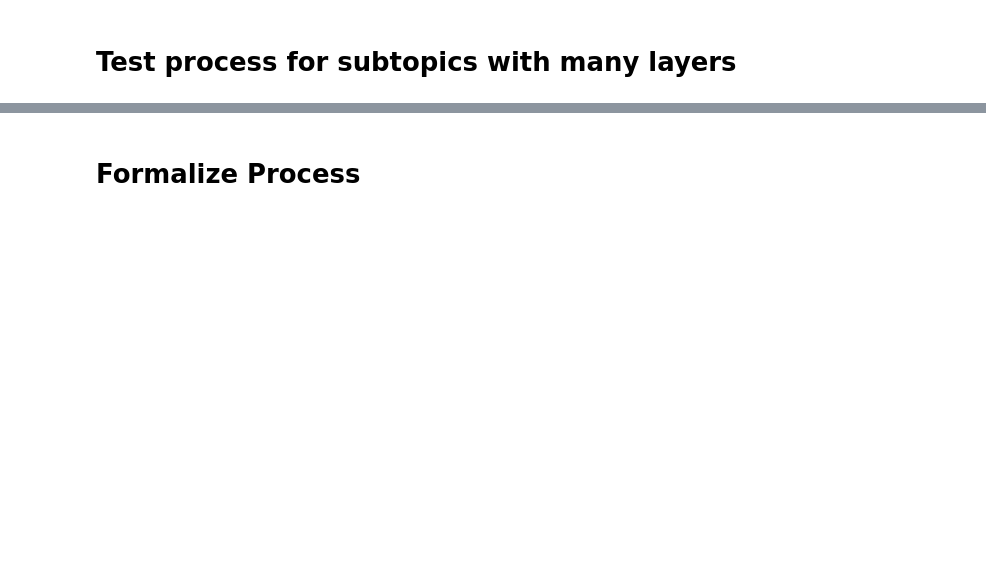
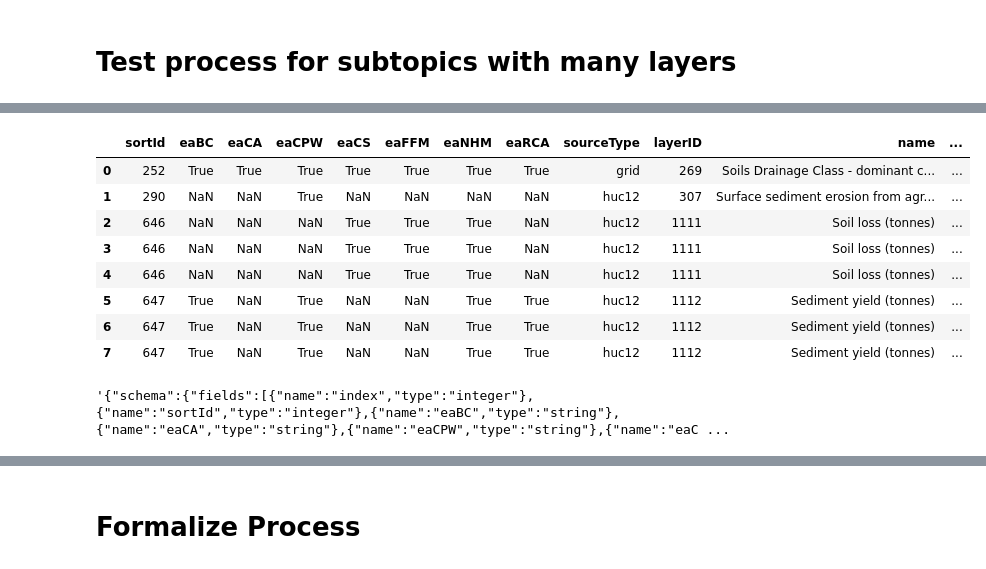
Before and after one commit to USEPA/EnviroAtlas_v4, a Jupyter notebook: client/scripts/EA_data_ETL_v4.ipynb, the cells around one changed output, grey strips where cells are left out. Cells and saved outputs as stored; diff of their text form; code cells hidden in the pictures; blank space fills up the shorter version.

Commit message:
Add sourceType and sortId to config for UI initialization. Change attribute "title" to "topic". Remove null attributes of config objects. Update ETL code.

```diff
--- a/client/scripts/EA_data_ETL_v4.ipynb
+++ b/client/scripts/EA_data_ETL_v4.ipynb
@@ -1157,5 +1157,5 @@ from itertools import groupby
 pd.set_option("display.max_rows", None)
 # %%
 # Input JSON data (from production)
-config_path = 'EnviroAtlas/EnviroAtlas_v4/client/src/shared/dataCatalog_config.json'
+config_path = '/EnviroAtlas_v4/client/src/shared/dataCatalog_config.json'
 # %% [markdown]
@@ -1262,3 +1262,7 @@ keys = [
 for i in data:
     for key in keys:
         i.pop(key, None)
+# %%
+# Filter data to eaID greater than or equal to 1000 (i.e. subtopics with layer references)
+data_filtered_subtopics = [d for d in data] #[d for d in data if d["eaID"] >= 1000]
+print(data_filtered_subtopics)
@@ -1264,0 +1271,19 @@ for i in data:
+# %%
+# Rename columns
+rename_columns = {
+    "categoryTab" : "category",
+    "eaTopic" : "topic",
+    "SubLayerIds": "A",
+    "SubLayerNames": "C"
+}
+filtered_subtopics_df = pd.DataFrame(data_filtered_subtopics)
+filtered_subtopics_df = filtered_subtopics_df.rename(columns=rename_columns)
+# filtered_subtopics_df = filtered_subtopics_df.set_index('eaID')
+cols=['topic', 'category', 'eaBC', 'eaCA', 'eaCPW', 'eaCS', 'eaFFM', 'eaNHM', 'eaRCA', 'sourceType', 'eaID', 'name', 'A', 'C',
+      'IsSubLayer'
+     ]
+filtered_subtopics_df = filtered_subtopics_df[cols]
+filtered_subtopics_df.IsSubLayer = filtered_subtopics_df.IsSubLayer.fillna(False)
+filtered_subtopics_df = filtered_subtopics_df.loc[filtered_subtopics_df['IsSubLayer'] == False]
+filtered_subtopics_df = filtered_subtopics_df.drop(columns=['IsSubLayer'])
+filtered_subtopics_df.info()
@@ -1285,4 +1310,4 @@ filtered_subtopics_df
 # %%
 # Lump subtopics by eatopic
-filtered_subtopics_df_carbon = filtered_subtopics_df.loc[filtered_subtopics_df['title'] == "Soils"]
+filtered_subtopics_df_carbon = filtered_subtopics_df.loc[filtered_subtopics_df['topic'] == "Soils"]
 filtered_subtopics_df_carbon
@@ -1289,18 +1333,34 @@ filtered_subtopics_df_carbon
 # %%
-explode = filtered_subtopics_df.explode(list('AC'))
-layers = explode.iloc[:, 2:].reset_index(drop=True)
+explode = filtered_subtopics_df_carbon.explode(list('AC'))
+layers = explode.iloc[:, 2:].reset_index(drop=False)
 # layers = layers.set_index(['name'])
 cols = {
+    "eaID": 'layerID',
     "A": "eaID",
-    "C": "title"
+    "C": "title",
+    "index": "sortId"
 }
 layers = layers.rename(columns=cols)
+layers.eaID = layers.eaID.fillna(layers["layerID"])
+layers.title = layers.title.fillna(layers["name"])
 layers = layers.astype({'eaID': 'int32'})
 layers
+# %% [output]
+|  | sortId | eaBC | eaCA | eaCPW | eaCS | eaFFM | eaNHM | eaRCA | sourceType | layerID | name | ... |
+| 0 | 252 | True | True | True | True | True | True | True | grid | 269 | Soils Drainage Class - dominant c... | ... |
+| 1 | 290 | NaN | NaN | True | NaN | NaN | NaN | NaN | huc12 | 307 | Surface sediment erosion from agr... | ... |
+| 2 | 646 | NaN | NaN | NaN | True | True | True | NaN | huc12 | 1111 | Soil loss (tonnes) | ... |
+| 3 | 646 | NaN | NaN | NaN | True | True | True | NaN | huc12 | 1111 | Soil loss (tonnes) | ... |
+| 4 | 646 | NaN | NaN | NaN | True | True | True | NaN | huc12 | 1111 | Soil loss (tonnes) | ... |
+| 5 | 647 | True | NaN | True | NaN | NaN | True | True | huc12 | 1112 | Sediment yield (tonnes) | ... |
+| 6 | 647 | True | NaN | True | NaN | NaN | True | True | huc12 | 1112 | Sediment yield (tonnes) | ... |
+| 7 | 647 | True | NaN | True | NaN | NaN | True | True | huc12 | 1112 | Sediment yield (tonnes) | ... |
 # %%
 subtopics = layers.to_json(orient='table')
 # %%
 subtopics
+# %% [output]
+'{"schema":{"fields":[{"name":"index","type":"integer"},{"name":"sortId","type":"integer"},{"name":"eaBC","type":"string"},{"name":"eaCA","type":"string"},{"name":"eaCPW","type":"string"},{"name":"eaC ...
 # %%
 obj = json.loads(subtopics)
 data = obj["data"]
```
Also changed, not shown: parts of 81 cells of this notebook, 2 other files.
